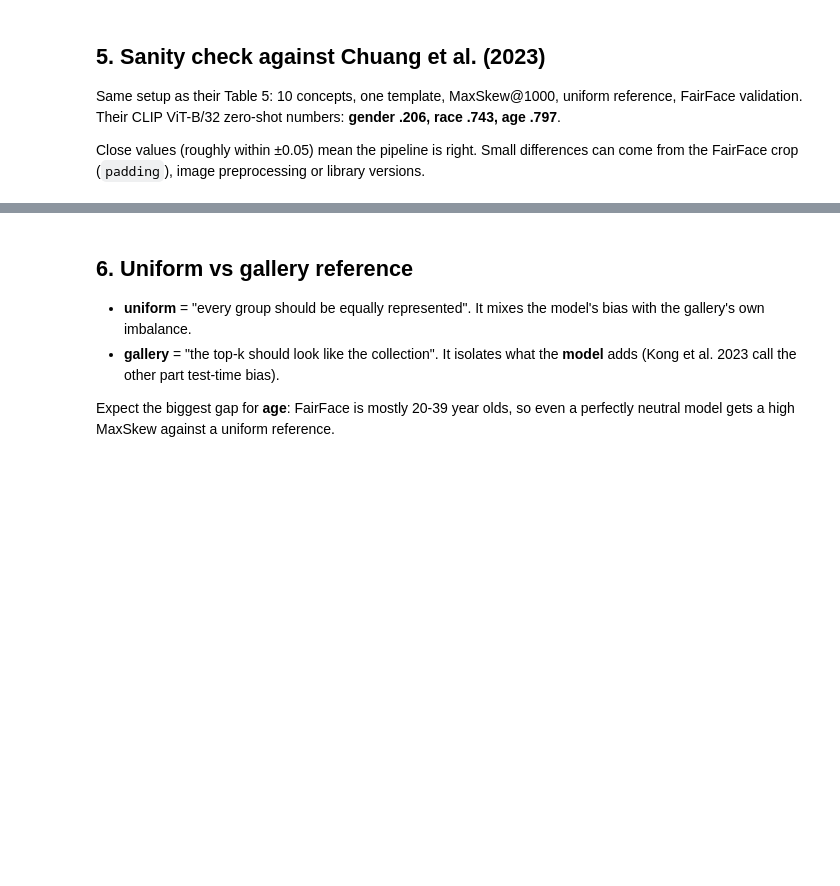
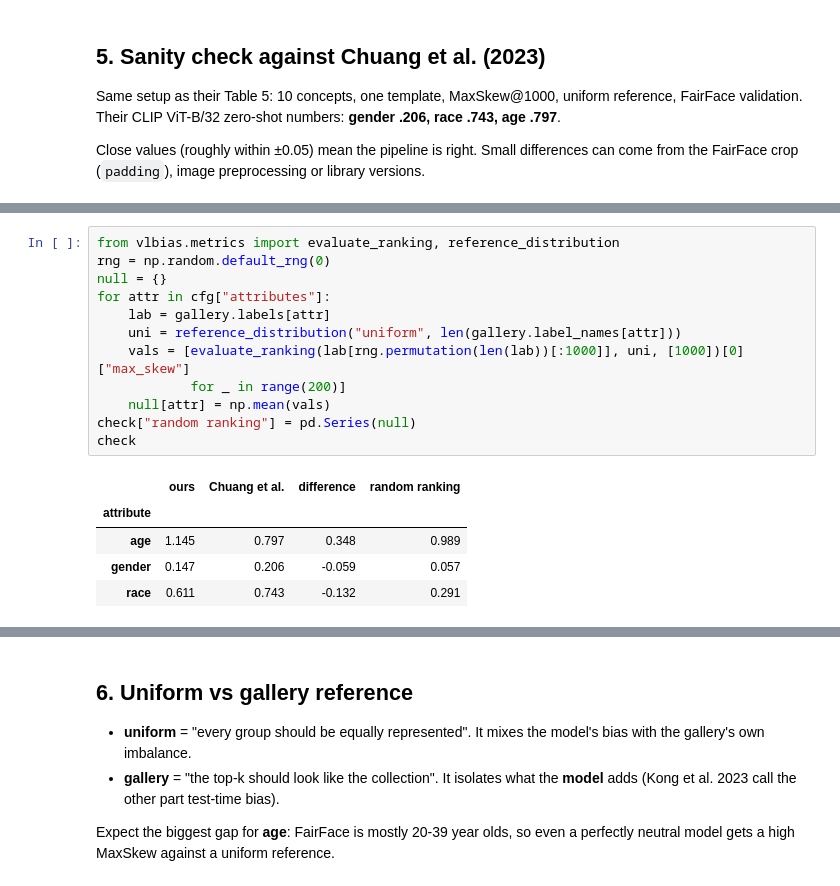
Before and after one commit to simalyucel/clip-bias-mitigation, a Jupyter notebook: notebooks/02_baseline_fairface.ipynb, the cells around one changed output, grey strips where cells are left out. Drawn from its saved outputs; the diff is of its cells as text; blank space fills up the shorter version.

```diff
--- a/notebooks/02_baseline_fairface.ipynb
+++ b/notebooks/02_baseline_fairface.ipynb
@@ -144,0 +220,18 @@ check
+# %%
+from vlbias.metrics import evaluate_ranking, reference_distribution
+rng = np.random.default_rng(0)
+null = {}
+for attr in cfg["attributes"]:
+    lab = gallery.labels[attr]
+    uni = reference_distribution("uniform", len(gallery.label_names[attr]))
+    vals = [evaluate_ranking(lab[rng.permutation(len(lab))[:1000]], uni, [1000])[0]["max_skew"]
+            for _ in range(200)]
+    null[attr] = np.mean(vals)
+check["random ranking"] = pd.Series(null)
+check
+# %% [output]
+|  | ours | Chuang et al. | difference | random ranking |
+| attribute |  |  |  |  |
+| age | 1.145 | 0.797 | 0.348 | 0.989 |
+| gender | 0.147 | 0.206 | -0.059 | 0.057 |
+| race | 0.611 | 0.743 | -0.132 | 0.291 |
```
Also changed, not shown: parts of 30 cells of this notebook.
